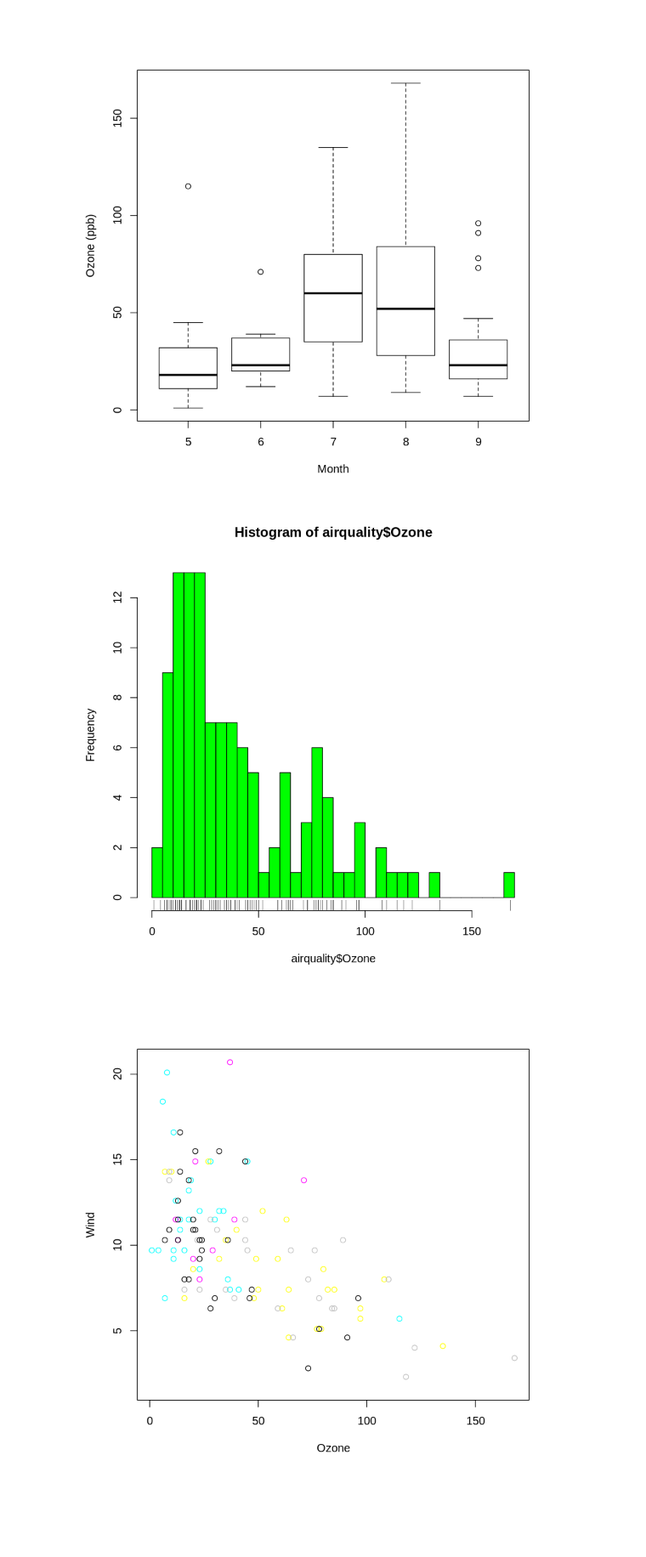
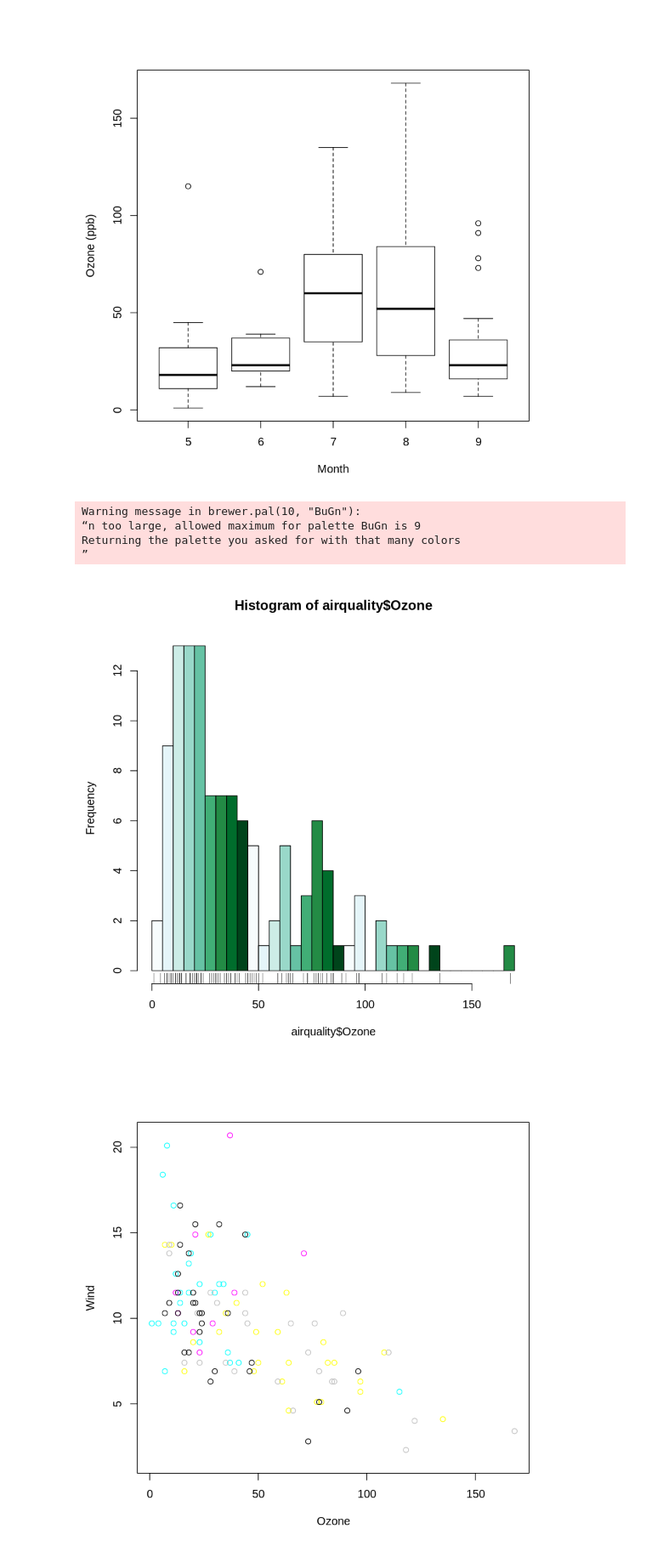
Before and after one commit to goyder/r-jupyter, a Jupyter notebook: data-exploration/Graphics.ipynb, the cells around one changed output. Shown at 85% size. Saved outputs shown, nothing was run; the diff lists cells and outputs as text; code cells hidden in the pictures; blank space fills up the shorter version.

```diff
--- a/data-exploration/Graphics.ipynb
+++ b/data-exploration/Graphics.ipynb
@@ -32,11 +32,19 @@ airquality <- transform(airquality, Month = factor(Month))
 boxplot(Ozone ~ Month, airquality, xlab = "Month", ylab = "Ozone (ppb)")
 # %% [output]
 [figure]
+# %%
+library(RColorBrewer)
+cols <- brewer.pal(10, "BuGn")
+# %% [output]
+Warning message in brewer.pal(10, "BuGn"):
+“n too large, allowed maximum for palette BuGn is 9
+Returning the palette you asked for with that many colors
+”
 # %%
-hist(airquality$Ozone, col='green', breaks=30)
+hist(airquality$Ozone, col=cols, breaks=30)
 rug(airquality$Ozone)
 # %% [output]
-[figure, old version]
+[figure, new version]
 # %%
 with(airquality, plot(Ozone, Wind, col=Month))
 # %% [output]
```
Also changed, not shown: 19 other files.
